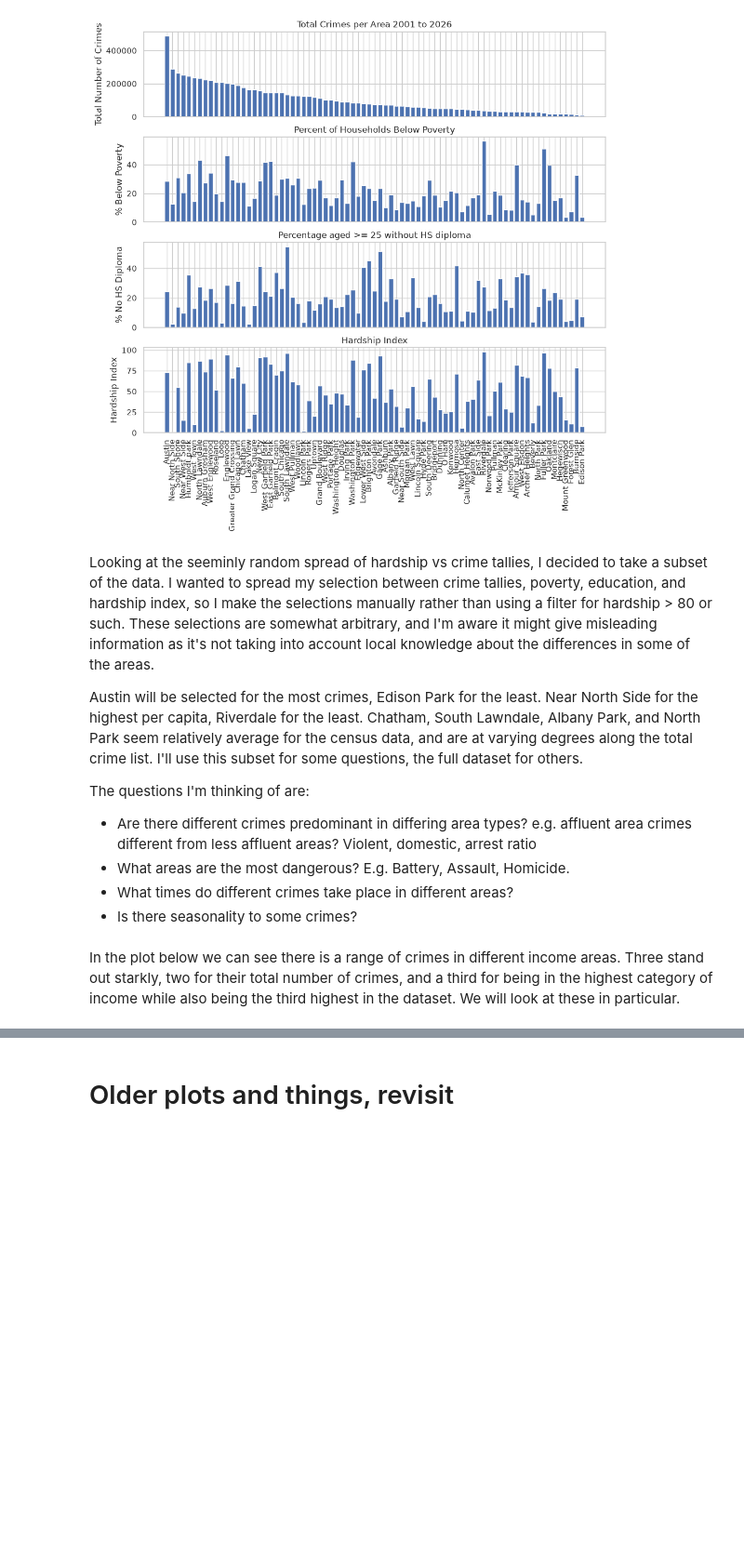
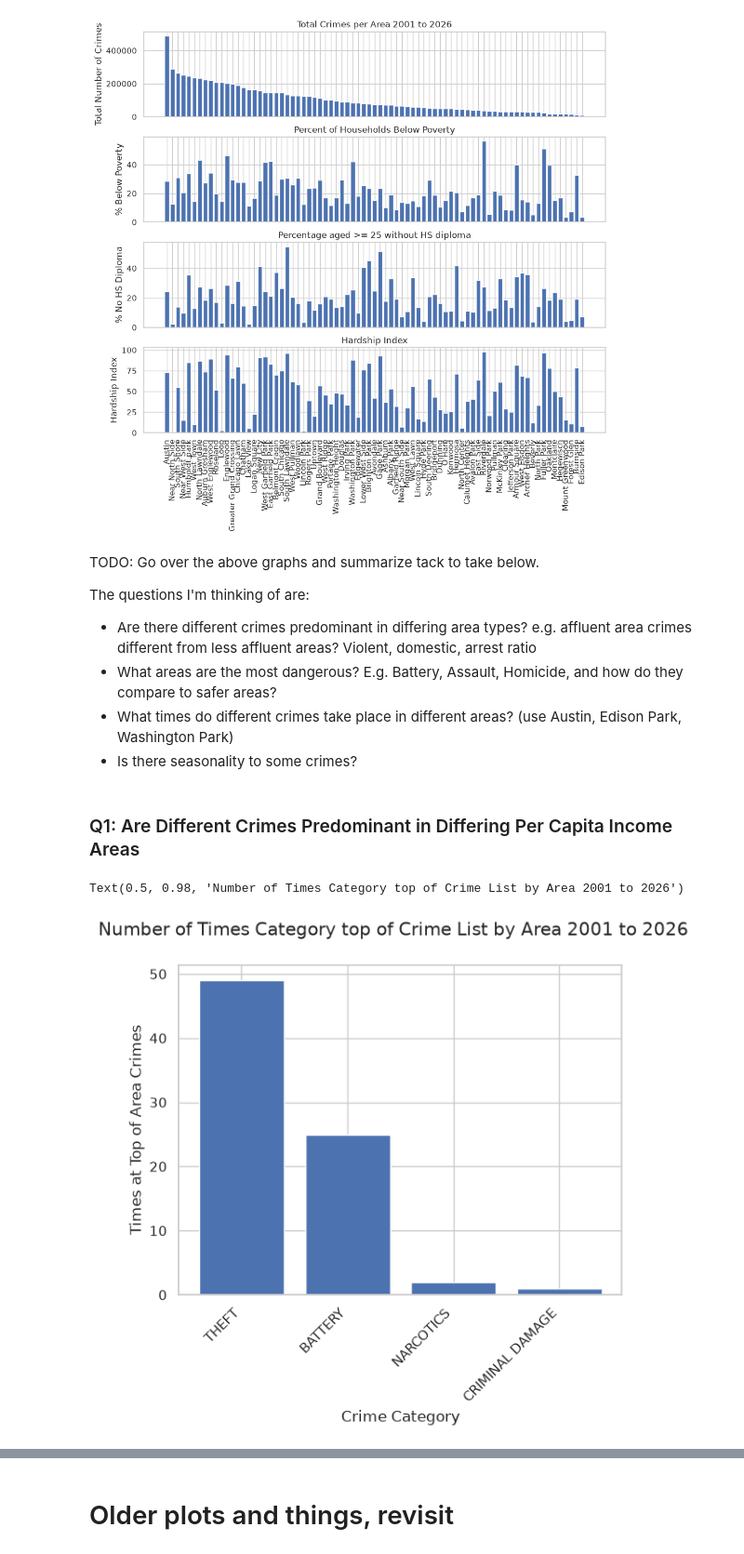
Before and after one commit to ogladr-kjarr/learning-EDA-with-Python, a Jupyter notebook: ChicagoCrimeSocioEconomicData.ipynb, the cells around one changed output, grey strips where cells are left out. Shown at 93% size. Drawn from its saved outputs; the diff is of its cells as text; code cells hidden in the pictures; blank space fills up the shorter version.

Commit message:
Looked at first question

```diff
--- a/ChicagoCrimeSocioEconomicData.ipynb
+++ b/ChicagoCrimeSocioEconomicData.ipynb
@@ -433,14 +433,31 @@ for plot_name in ["crime", "poverty", "education", "hardship"]:
 # %% [output]
 [figure]
 # %% [markdown]
-Looking at the seeminly random spread of hardship vs crime tallies, I decided to take a subset of the data. I wanted to spread my selection between crime tallies, poverty, education, and hardship index, so I make the selections manually rather than using a filter for hardship > 80 or such. These selections are somewhat arbitrary, and I'm aware it might give misleading information as it's not taking into account local knowledge about the differences in some of the areas.
-
-Austin will be selected for the most crimes, Edison Park for the least. Near North Side for the highest per capita, Riverdale for the least. Chatham, South Lawndale, Albany Park, and North Park seem relatively average for the census data, and are at varying degrees along the total crime list. I'll use this subset for some questions, the full dataset for others.
+TODO: Go over the above graphs and summarize tack to take below.
 
 The questions I'm thinking of are:
 * Are there different crimes predominant in differing area types? e.g. affluent area crimes different from less affluent areas? Violent, domestic, arrest ratio
-* What areas are the most dangerous? E.g. Battery, Assault, Homicide.
-* What times do different crimes take place in different areas?
+* What areas are the most dangerous? E.g. Battery, Assault, Homicide, and how do they compare to safer areas?
+* What times do different crimes take place in different areas? (use Austin, Edison Park, Washington Park)
 * Is there seasonality to some crimes?
-# %% [markdown]
-In the plot below we can see there is a range of crimes in different income areas. Three stand out starkly, two for their total number of crimes, and a third for being in the highest category of income while also being the third highest in the dataset. We will look at these in particular.
+# %% [markdown]
+### Q1: Are Different Crimes Predominant in Differing Per Capita Income Areas
+# %%
+most_common_crime_by_area = enriched_count_by_area_and_type_df.sort(
+    ["CommunityAreaName", "NumberOfCrimes"], descending=True).unique(
+    ["CommunityAreaName"],
+    keep="first",
+    maintain_order=True
+).group_by("PrimaryType").len("TimesAtTop").sort("TimesAtTop", descending=True)
+
+fig, ax = plt.subplots()
+ax.bar(most_common_crime_by_area["PrimaryType"],
+        most_common_crime_by_area["TimesAtTop"])
+ax.tick_params("x", rotation=45, rotation_mode="xtick")
+#ax.set_yticks([0, 1, 2, 3, 4, 5, 6 ], labels=['0', '10', '100', '1,000', '10,000', '100,000', '1,000,000'])
+ax.set_xlabel("Crime Category")
+ax.set_ylabel("Times at Top of Area Crimes")
+fig.suptitle("Number of Times Category top of Crime List by Area 2001 to 2026")
+# %% [output]
+Text(0.5, 0.98, 'Number of Times Category top of Crime List by Area 2001 to 2026')
+[figure, added]
```
Also changed, not shown: parts of 16 cells of this notebook.
